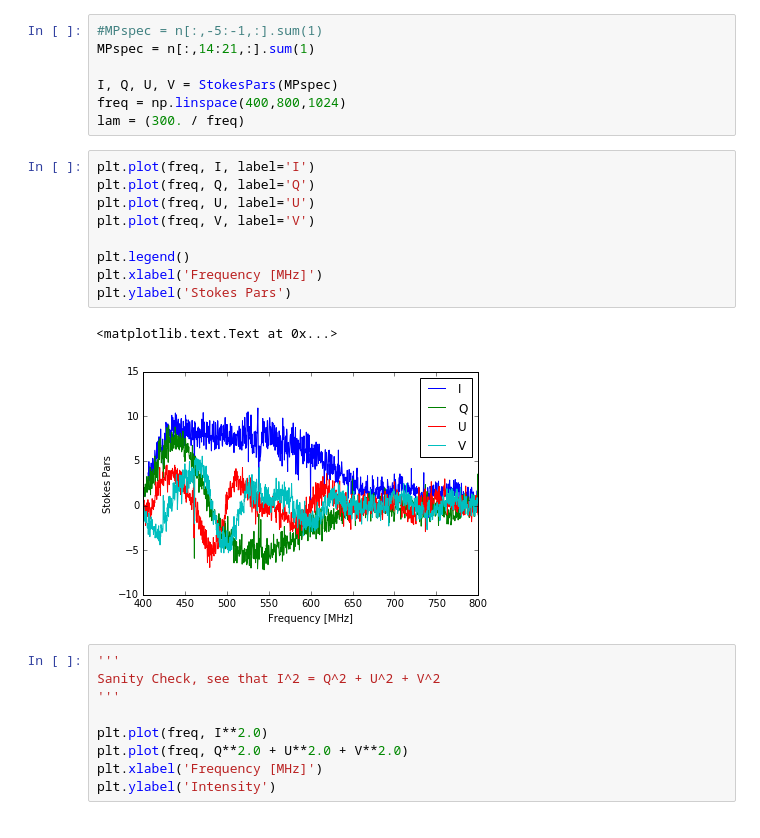
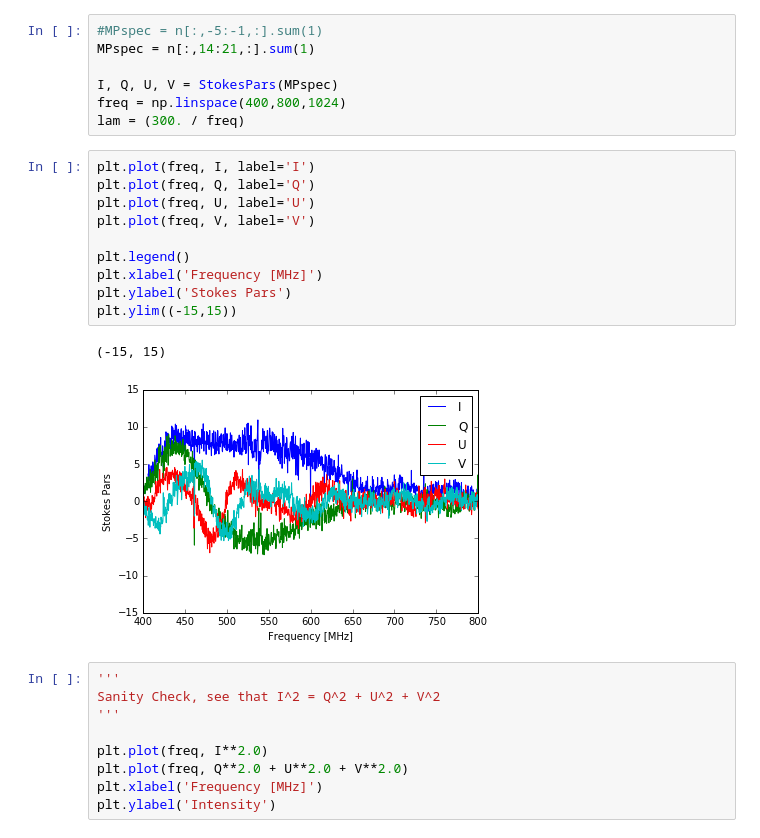
Before and after one commit to ramain/scint_analysis, a Jupyter notebook: polarization/PolarizationTest-Simulate-Copy0.ipynb, the cells around one changed output. Saved outputs shown, nothing was run; the diff lists cells and outputs as text.

```diff
--- a/polarization/PolarizationTest-Simulate-Copy0.ipynb
+++ b/polarization/PolarizationTest-Simulate-Copy0.ipynb
@@ -43,15 +43,16 @@ lam = (300. / freq)
 # %%
 plt.plot(freq, I, label='I')
 plt.plot(freq, Q, label='Q')
 plt.plot(freq, U, label='U')
 plt.plot(freq, V, label='V')
 
 plt.legend()
 plt.xlabel('Frequency [MHz]')
 plt.ylabel('Stokes Pars')
+plt.ylim((-15,15))
 # %% [output]
-<matplotlib.text.Text at 0x...>
+(-15, 15)
-[figure, old version]
+[figure, new version]
 # %%
 '''
 Sanity Check, see that I^2 = Q^2 + U^2 + V^2
```
Also changed, not shown: parts of 9 cells of this notebook, 8 other files.
